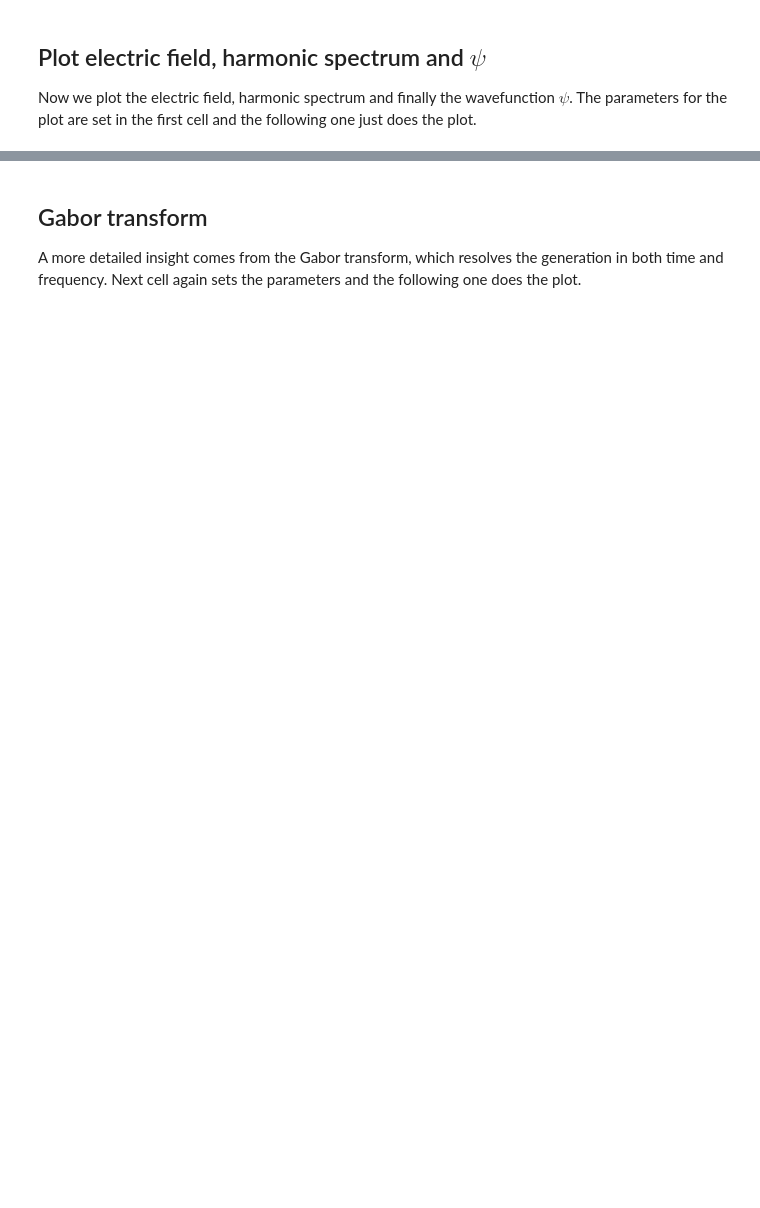
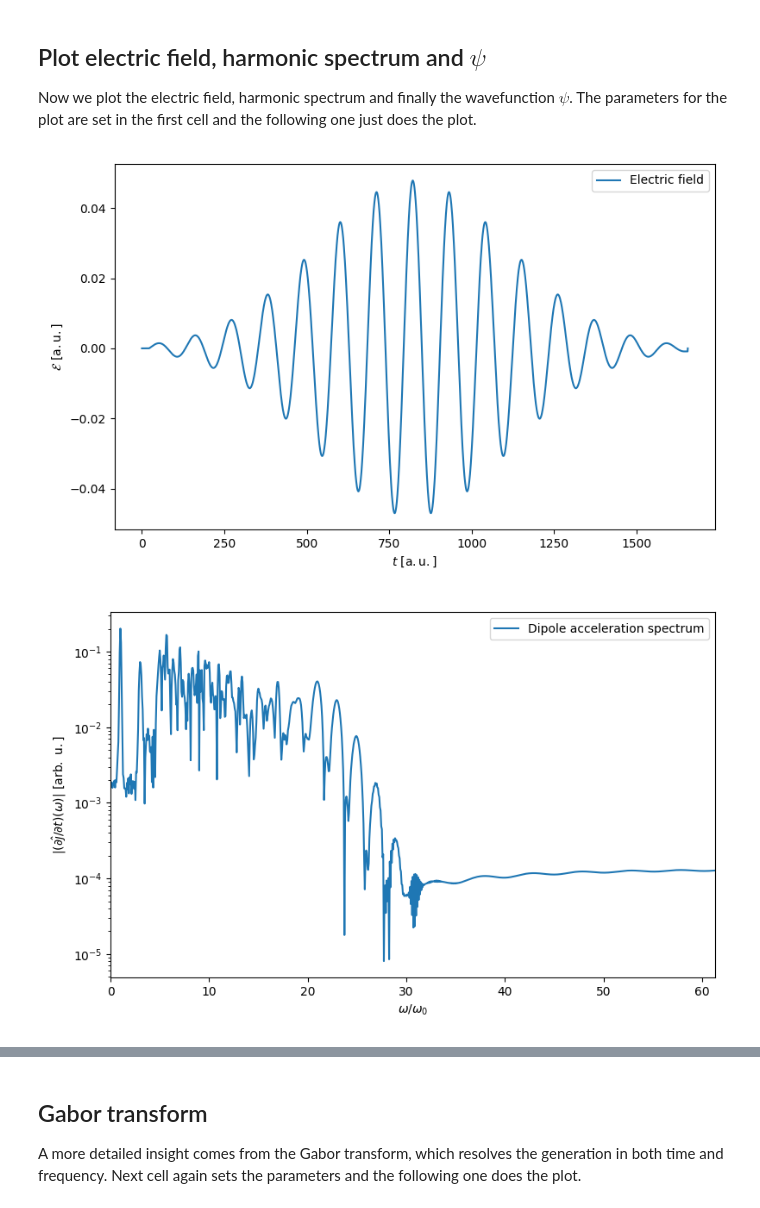
Before and after one commit to MMA-HHG/MMA, a Jupyter notebook: jupyter_examples/interactive_TDSE/field_from_CUPRAD.ipynb, the cells around one changed output, grey strips where cells are left out. Drawn from its saved outputs; the diff is of its cells as text; code cells hidden in the pictures; blank space fills up the shorter version.

```diff
--- a/jupyter_examples/interactive_TDSE/field_from_CUPRAD.ipynb
+++ b/jupyter_examples/interactive_TDSE/field_from_CUPRAD.ipynb
@@ -124,7 +138,9 @@ filter_wavefunction_min = False
 wavefunction_min = 1e-8
 wavefunction_max = 0.5
 
-Energy_units = 'eV' # select units for plotting energy ('omegaau' - atomic units; 'eV' - electronvolts)
+Energy_units = 'harmonic_order' # select units for plotting energy ('omegaau' - atomic units; 'eV' - electronvolts; 'harmonic_order' - harmonic order)
+
+omega0au = mn.ConvertPhoton(800e-9, 'lambdaSI', 'omegaau')
 # %%
 # Load the wavefunction
 t_psi, x_grid, wavefunction = output.get_wavefunction(
@@ -160,11 +176,14 @@ fig2, ax2 = plt.subplots(figsize=(8, 5))
 ogrid = output.get_omegagrid()[:]
 ko_max = mn.FindInterval(ogrid, omega_max_plot)
 
-photon_energy = mn.ConvertPhoton(
-    ogrid[:ko_max],
-    'omegaau',
-    Energy_units
-)
+if Energy_units == 'harmonic_order':
+    photon_energy = ogrid[:ko_max] / omega0au
+else:
+    photon_energy = mn.ConvertPhoton(
+        ogrid[:ko_max],
+        'omegaau',
+        Energy_units
+    )
 
 ax2.semilogy(
     photon_energy,
@@ -173,7 +192,16 @@ ax2.semilogy(
 )
 
 ax2.set_xlim(photon_energy[[0, -1]])
-units_plot = r'$\omega~[\mathrm{eV}]$' if (Energy_units=='eV') else r'$\omega~[\mathrm{a.u.}]$'
+
+if Energy_units == 'harmonic_order':
+    units_plot = r'$\omega/\omega_0$'
+else:
+    units_plot = (
+        r'$\omega~[\mathrm{eV}]$'
+        if Energy_units == 'eV'
+        else r'$\omega~[\mathrm{a.u.}]$'
+    )
+
 ax2.set_xlabel(units_plot)
 ax2.set_ylabel(
     r'$|(\partial \hat{\jmath}/\partial t)(\omega)|'
@@ -238,30 +266,33 @@ pc3 = ax3.pcolormesh(
 )
 
 ax3.set_xlabel(r'$t~[\mathrm{a.u.}]$')
 ax3.set_ylabel(r'$x~[\mathrm{a.u.}]$')
 
 ax3.set_xlim(
     np.min(t_psi),
     np.max(t_psi)
 )
 
 ax3.set_ylim(
     np.min(x_plot),
     np.max(x_plot)
 )
 
 
 # Horizontal colour bar below the plot
 cbar = fig3.colorbar(
     pc3,
     ax=ax3,
     orientation='horizontal',
     location='bottom',
     pad=0.08,
     shrink=0.8,
     aspect=45
 )
 
 cbar.set_label(r'$|\psi|~[\mathrm{a.u.}]$')
 
 plt.show()
+# %% [output]
+[figure, added]
+[figure, added]
```
Also changed, not shown: parts of 7 cells of this notebook.
